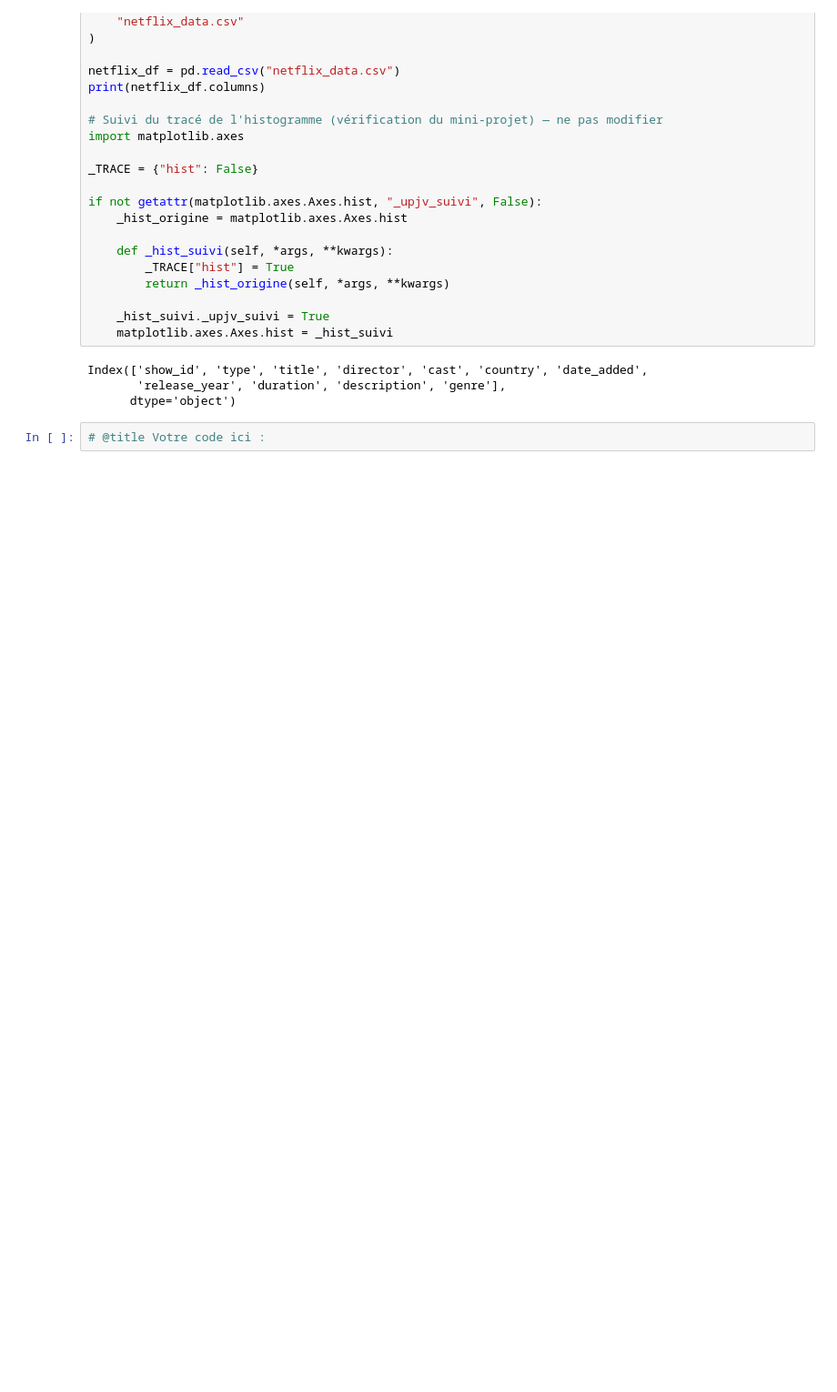
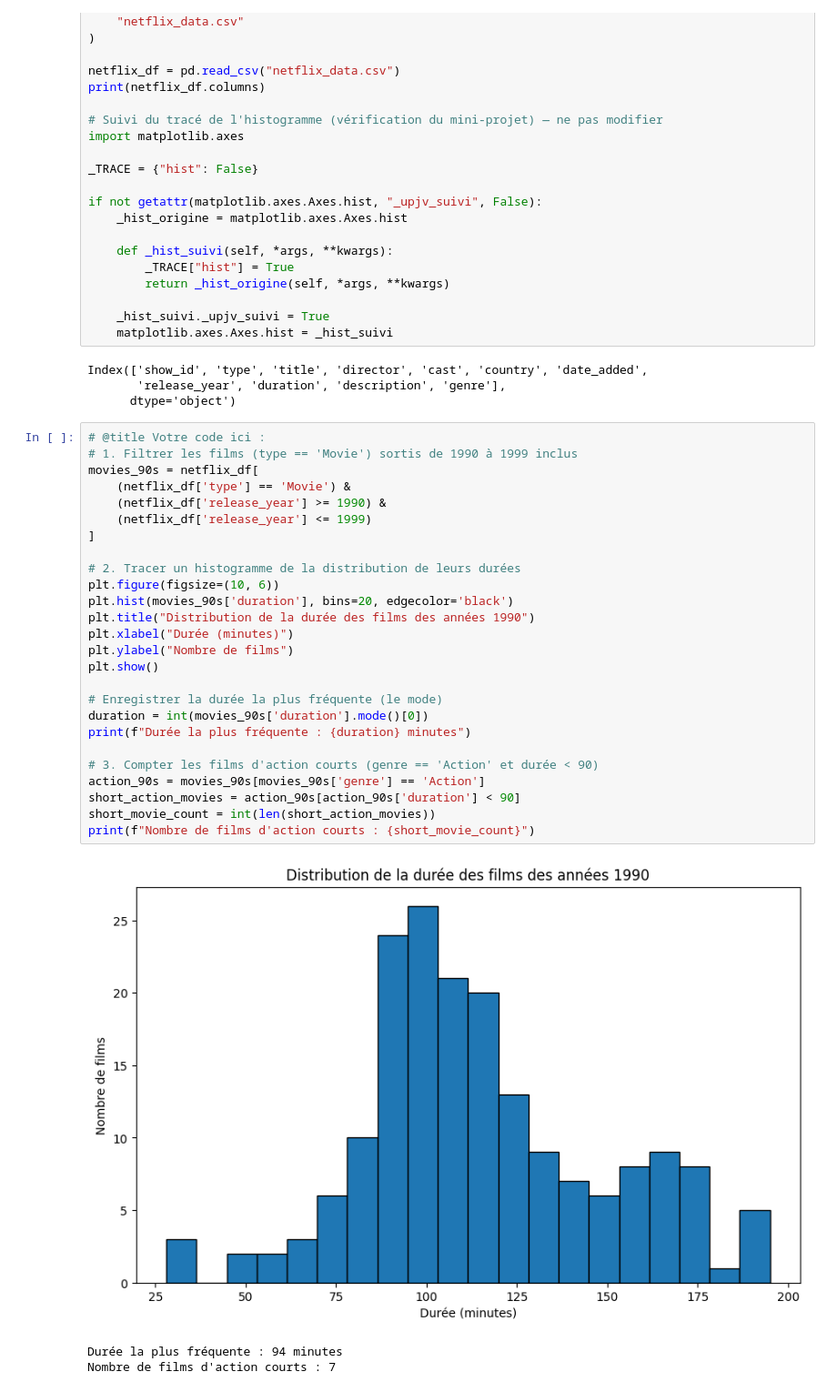
Before and after one commit to Mustafacan-Bakirli/upjv-python-datascience, a Jupyter notebook: assignments/td07_mp1_etude_de_cas_et_mini_projet/td07_enonce.ipynb, the cells around one changed output. Shown at 91% size. Saved outputs shown, nothing was run; the diff lists cells and outputs as text; blank space fills up the shorter version.

```diff
--- a/assignments/td07_mp1_etude_de_cas_et_mini_projet/td07_enonce.ipynb
+++ b/assignments/td07_mp1_etude_de_cas_et_mini_projet/td07_enonce.ipynb
@@ -639,8 +639,36 @@ if not getattr(matplotlib.axes.Axes.hist, "_upjv_suivi", False):
 Index(['show_id', 'type', 'title', 'director', 'cast', 'country', 'date_added',
        'release_year', 'duration', 'description', 'genre'],
       dtype='object')
-# %%
-# @title Votre code ici :
+# %%
+# @title Votre code ici :
+# 1. Filtrer les films (type == 'Movie') sortis de 1990 à 1999 inclus
+movies_90s = netflix_df[
+    (netflix_df['type'] == 'Movie') &
+    (netflix_df['release_year'] >= 1990) &
+    (netflix_df['release_year'] <= 1999)
+]
+
+# 2. Tracer un histogramme de la distribution de leurs durées
+plt.figure(figsize=(10, 6))
+plt.hist(movies_90s['duration'], bins=20, edgecolor='black')
+plt.title("Distribution de la durée des films des années 1990")
+plt.xlabel("Durée (minutes)")
+plt.ylabel("Nombre de films")
+plt.show()
+
+# Enregistrer la durée la plus fréquente (le mode)
+duration = int(movies_90s['duration'].mode()[0])
+print(f"Durée la plus fréquente : {duration} minutes")
+
+# 3. Compter les films d'action courts (genre == 'Action' et durée < 90)
+action_90s = movies_90s[movies_90s['genre'] == 'Action']
+short_action_movies = action_90s[action_90s['duration'] < 90]
+short_movie_count = int(len(short_action_movies))
+print(f"Nombre de films d'action courts : {short_movie_count}")
+# %% [output]
+[figure, added]
+Durée la plus fréquente : 94 minutes
+Nombre de films d'action courts : 7
 # %%
 # @title ✅ Vérification 1/3 — Histogramme
 print("Mini-projet 1 — histogramme :\n")
```
Also changed, not shown: parts of 3 cells of this notebook.
